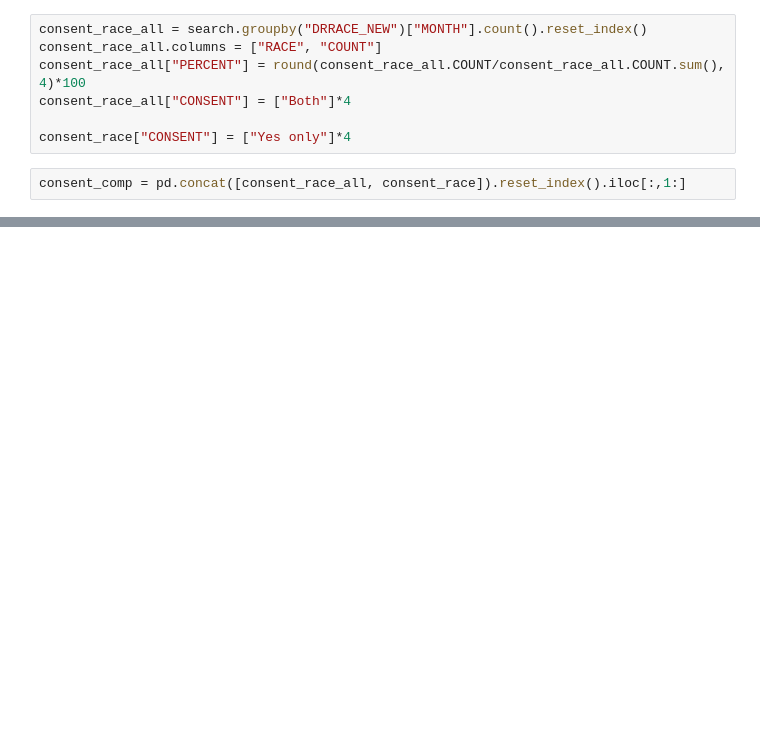
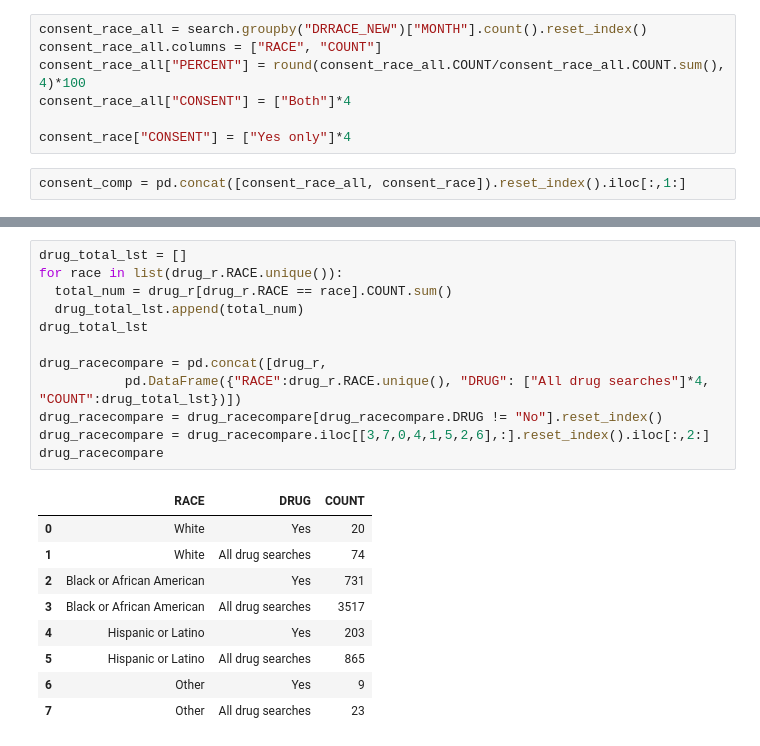
Before and after one commit to jcvincentliu/Analyzing-Racial-Disparities-in-Chicago-Police-Traffic-Stops, a Jupyter notebook: IDOT_EDA.ipynb, the cells around one changed output, grey strips where cells are left out. Cells and saved outputs as stored; diff of their text form; blank space fills up the shorter version.

Commit message:
Final explorative data analysis report

```diff
--- a/IDOT_EDA.ipynb
+++ b/IDOT_EDA.ipynb
@@ -615,0 +872,22 @@ alt.Chart(consent_comp, title  = "Who Gave Consent vs Who was Searched").mark_ba
+# %%
+drug_total_lst = []
+for race in list(drug_r.RACE.unique()):
+  total_num = drug_r[drug_r.RACE == race].COUNT.sum()
+  drug_total_lst.append(total_num)
+drug_total_lst
+
+drug_racecompare = pd.concat([drug_r,
+           pd.DataFrame({"RACE":drug_r.RACE.unique(), "DRUG": ["All drug searches"]*4, "COUNT":drug_total_lst})])
+drug_racecompare = drug_racecompare[drug_racecompare.DRUG != "No"].reset_index()
+drug_racecompare = drug_racecompare.iloc[[3,7,0,4,1,5,2,6],:].reset_index().iloc[:,2:]
+drug_racecompare
+# %% [output]
+|  | RACE | DRUG | COUNT |
+| 0 | White | Yes | 20 |
+| 1 | White | All drug searches | 74 |
+| 2 | Black or African American | Yes | 731 |
+| 3 | Black or African American | All drug searches | 3517 |
+| 4 | Hispanic or Latino | Yes | 203 |
+| 5 | Hispanic or Latino | All drug searches | 865 |
+| 6 | Other | Yes | 9 |
+| 7 | Other | All drug searches | 23 |
```
Also changed, not shown: parts of 34 cells of this notebook.
